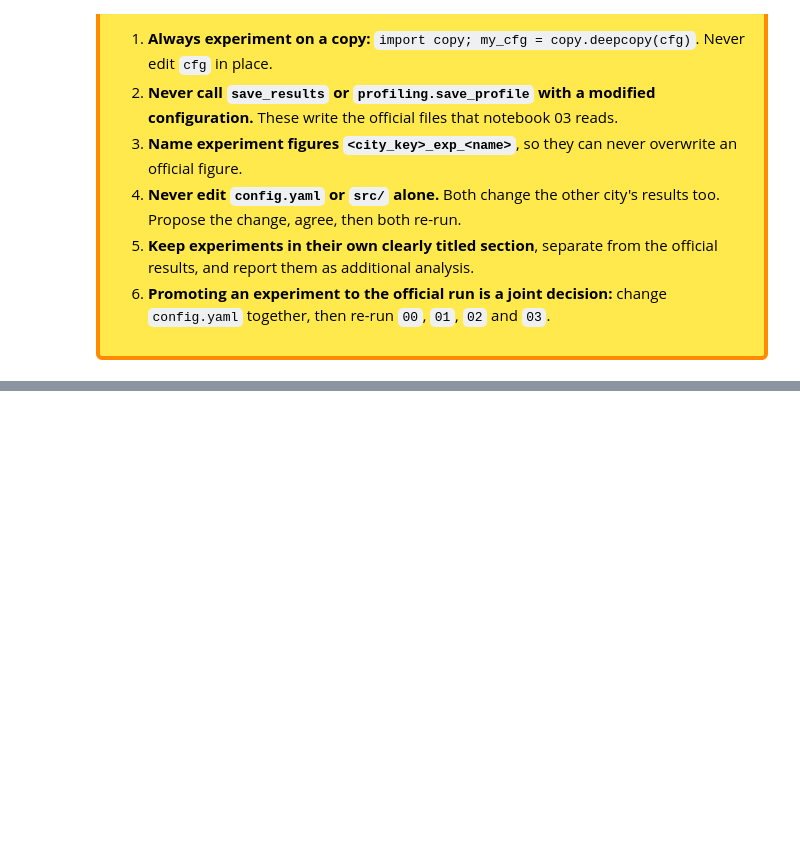
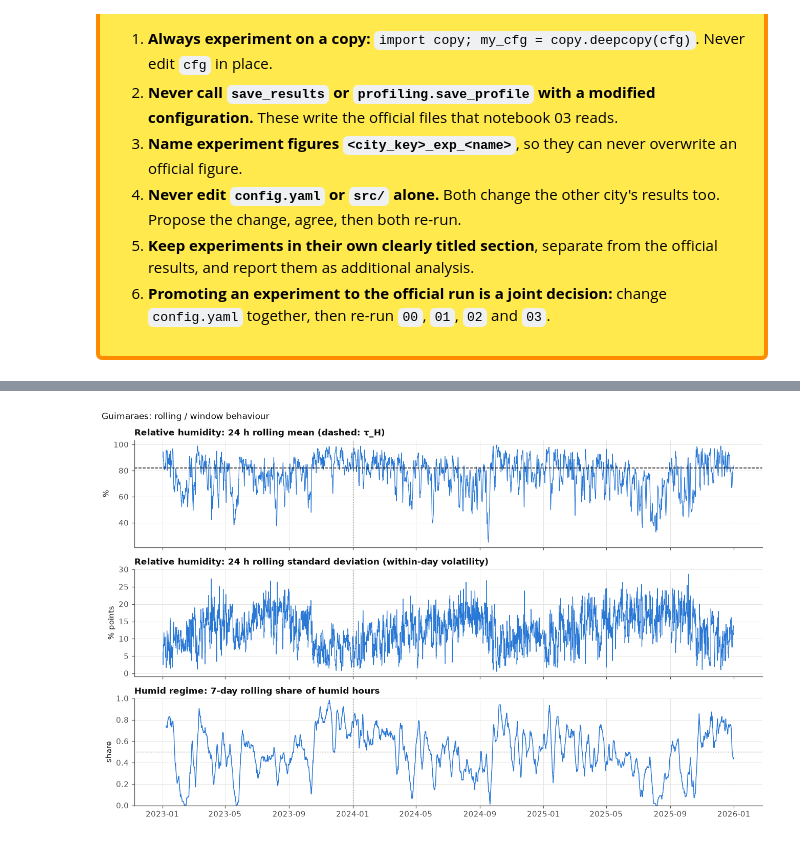
Before and after one commit to VikaMokhovikova/data_stream_mining_asnm1, a Jupyter notebook: notebooks/01_cityA_guimaraes.ipynb, the cells around one changed output, grey strips where cells are left out. Drawn from its saved outputs; the diff is of its cells as text; code cells hidden in the pictures; blank space fills up the shorter version.

```diff
--- a/notebooks/01_cityA_guimaraes.ipynb
+++ b/notebooks/01_cityA_guimaraes.ipynb
@@ -170,0 +283,6 @@ Never call `save_results` with a modified configuration. If a change is clearly
+# %%
+fig = plots.rolling_overview(profile, prepared, CITY["name"])
+plots.save(fig, cfg, f"{CITY_KEY}_04_rolling_overview")
+plt.show()
+# %% [output]
+[figure, added]
```
Also changed, not shown: parts of 71 cells of this notebook, 29 other files.
